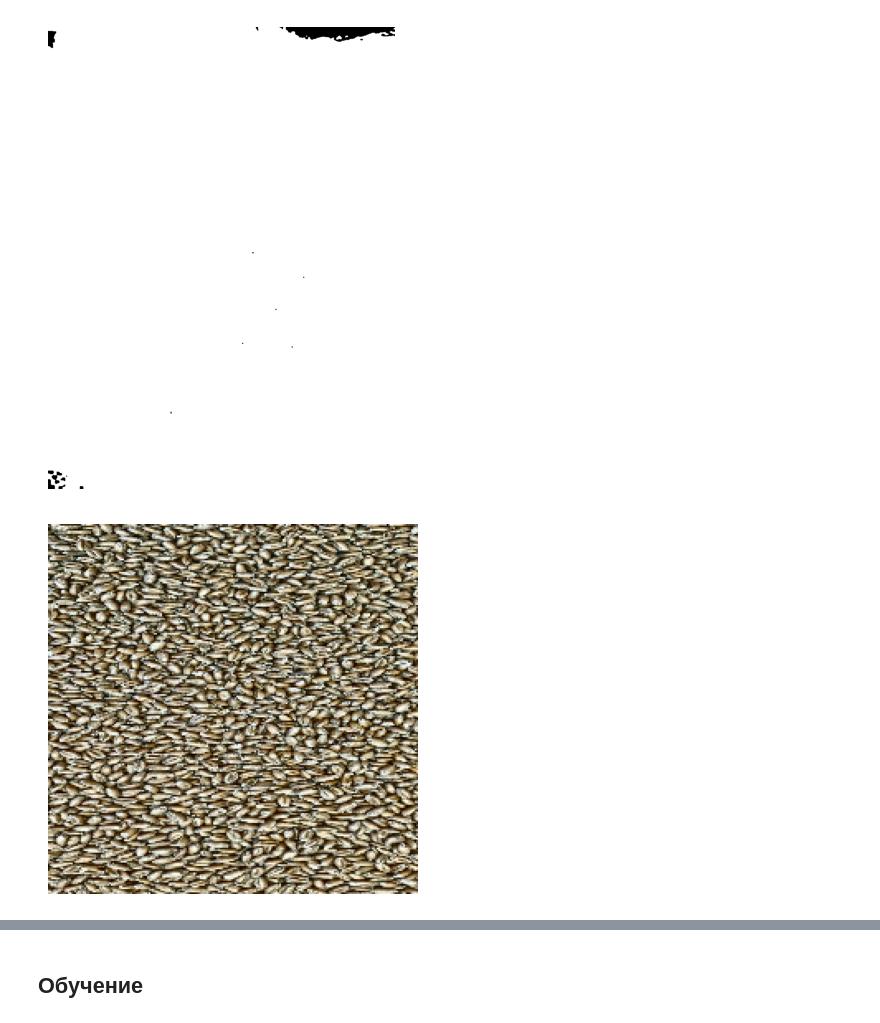
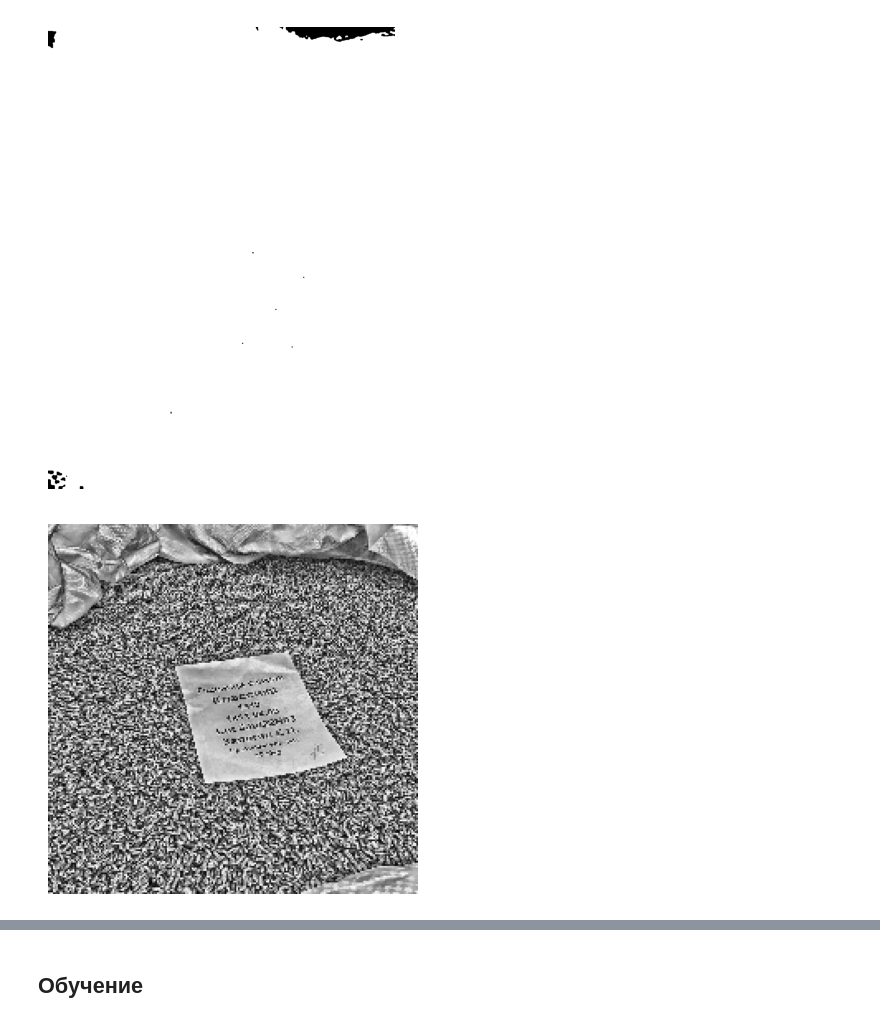
Before and after one commit to hdl0909/classification-of-seeds-by-quality, a Jupyter notebook: model.ipynb, the cells around one changed output, grey strips where cells are left out. Saved outputs shown, nothing was run; the diff lists cells and outputs as text; code cells hidden in the pictures.

```diff
--- a/model.ipynb
+++ b/model.ipynb
@@ -163,7 +149,7 @@ def create_seed_mask(img, lower_seed=np.array([0,0,0]), upper_seed=np.array([180
 
     return mask
 # %%
-img_path = "data_split/train/goods/photo_100.jpg"
+img_path = "data_split/train/good/photo_100.jpg"
 img = cv2.imread(img_path)
 img = cv2.cvtColor(img, cv2.COLOR_BGR2RGB)
 
@@ -182,24 +168,28 @@ def preprocess_seed_image(img, target_size=(224,224)):
 
     img_masked = cv2.bitwise_and(img, img, mask=mask_uint8)
 
-    img_clahe = apply_clahe_pil(img_masked)
+
+    img_gray = cv2.cvtColor(img, cv2.COLOR_RGB2GRAY)
+    img_gray_rgb = cv2.merge([img_gray, img_gray, img_gray])
+
+    img_clahe = apply_clahe_pil(img_gray_rgb)
 
     img_resized = cv2.resize(img_clahe, target_size)
     img_preprocessed = tf.keras.applications.mobilenet_v3.preprocess_input(img_resized)
 
     return img_preprocessed
 # %%
-img_path = "data_split/train/great/photo_0.jpg"
+img_path = "data_split/train/good/photo_1.jpg"
 img = cv2.imread(img_path)
 img = cv2.cvtColor(img, cv2.COLOR_BGR2RGB)
 
 img_preprocessed = preprocess_seed_image(img)
 
 img_display = ((img_preprocessed - img_preprocessed.min()) /
                (img_preprocessed.max() - img_preprocessed.min()) * 255).astype(np.uint8)
 
 plt.imshow(img_display, cmap='gray')
 plt.axis('off')
 plt.show()
 # %% [output]
-[figure, old version]
+[figure, new version]
```
Also changed, not shown: parts of 36 cells of this notebook, 2 other files.
